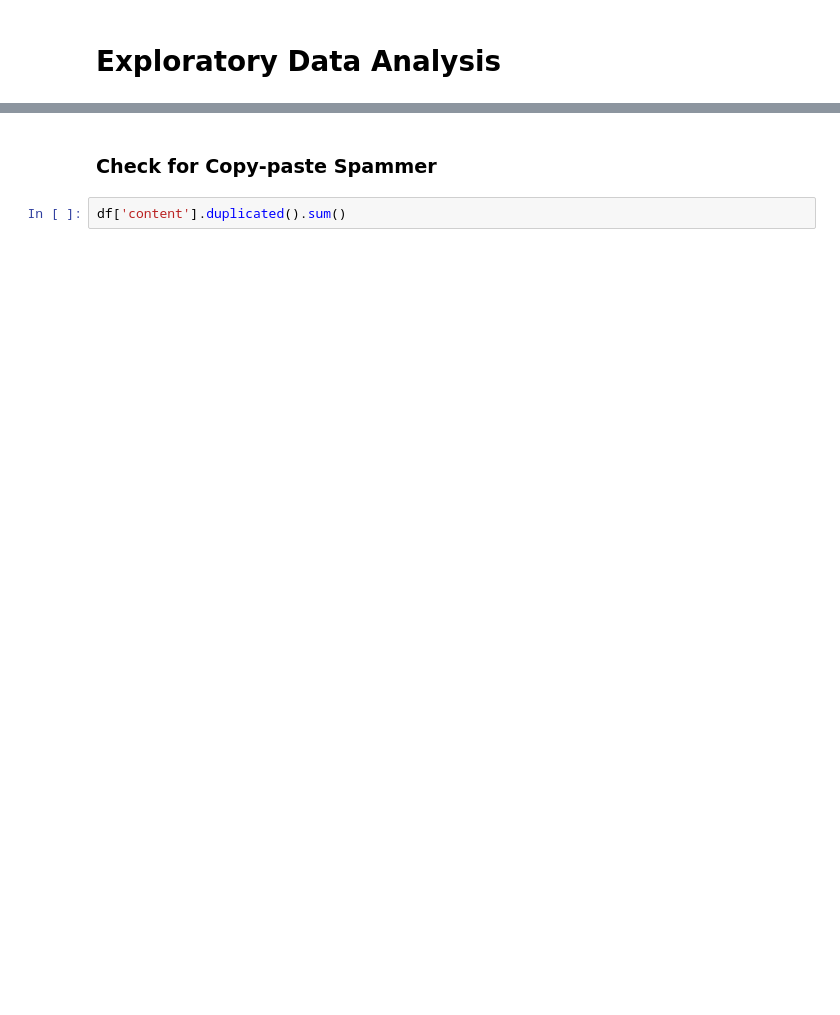
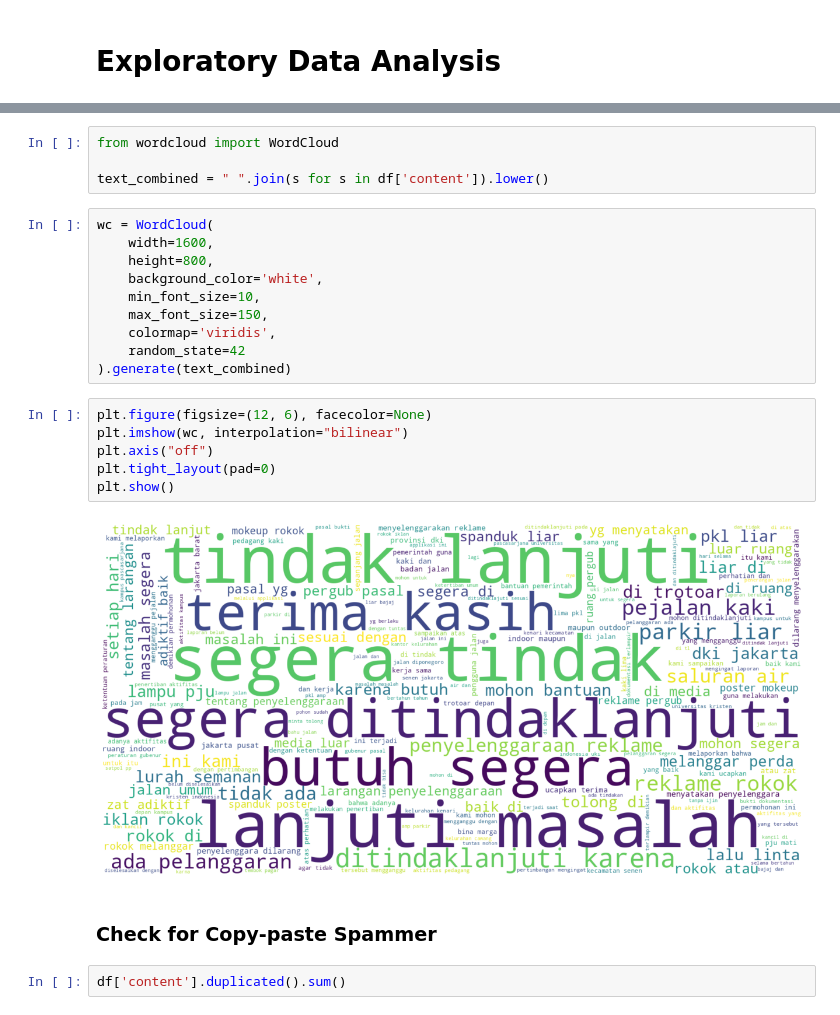
Before and after one commit to williamtheodoruswijaya/mteb-auto-labeller, a Jupyter notebook: workflow/mteb_autolabeller.ipynb, the cells around one changed output, grey strips where cells are left out. Cells and saved outputs as stored; diff of their text form; blank space fills up the shorter version.

```diff
--- a/workflow/mteb_autolabeller.ipynb
+++ b/workflow/mteb_autolabeller.ipynb
@@ -79,3 +93,25 @@ memory usage: 2.5+ MB
+# %%
+from wordcloud import WordCloud
+
+text_combined = " ".join(s for s in df['content']).lower()
+# %%
+wc = WordCloud(
+    width=1600,
+    height=800,
+    background_color='white',
+    min_font_size=10,
+    max_font_size=150,
+    colormap='viridis',
+    random_state=42
+).generate(text_combined)
+# %%
+plt.figure(figsize=(12, 6), facecolor=None)
+plt.imshow(wc, interpolation="bilinear")
+plt.axis("off")
+plt.tight_layout(pad=0)
+plt.show()
+# %% [output]
+[figure, added]
 # %% [markdown]
 ### Check for Copy-paste Spammer
 # %%
```
Also changed, not shown: parts of 81 cells of this notebook, 10 other files.
